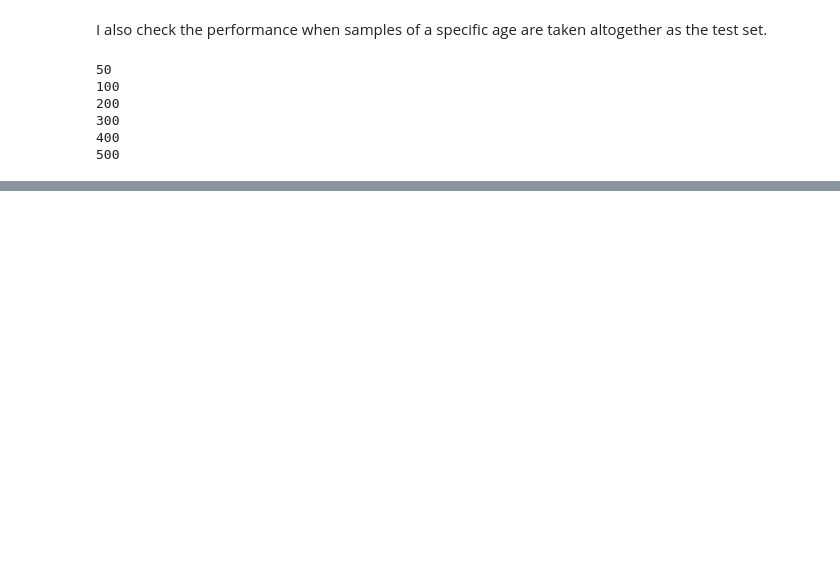
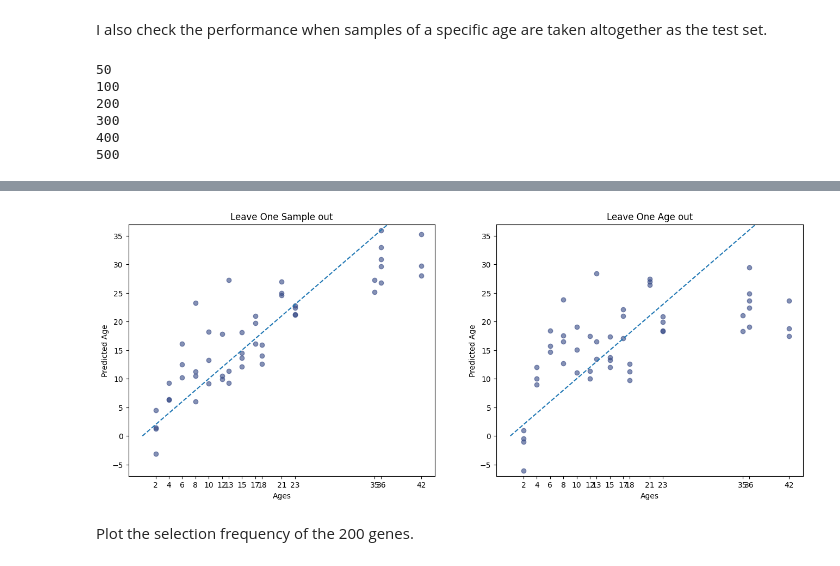
Before and after one commit to mkbwang/planarian-gene-expression, a Jupyter notebook: Elastic_Net.ipynb, the cells around one changed output, grey strips where cells are left out. Saved outputs shown, nothing was run; the diff lists cells and outputs as text; code cells hidden in the pictures; blank space fills up the shorter version.

```diff
--- a/Elastic_Net.ipynb
+++ b/Elastic_Net.ipynb
@@ -146,0 +214,32 @@ with open("linear_model/age_instability.pkl", 'wb') as f:
+# %%
+loso_pred_error, loso_coefficients = enet_fit(X=log_geneexp_mat, Y=ages, nfeature=200, penalty=0.4, detail=True)
+loso_pred = ages.flatten() + loso_pred_error
+
+loao_pred_error, loao_coefficients = enet_fit(X=log_geneexp_mat, Y=ages, nfeature=200, penalty=0.4, folds=age_folds,  detail=True)
+loao_pred = ages.flatten() + loao_pred_error
+# %%
+# plot both loso and loao error
+# add diagonal line
+fig2, ax2 = plt.subplots(figsize=(16, 6), nrows=1, ncols=2)
+
+ax2[0].scatter(ages, loso_pred, color=color_blue, alpha=0.6)
+ax2[0].set_xlabel('Ages')
+ax2[0].set_xticks(np.unique(ages))
+ax2[0].set_ylabel("Predicted Age")
+ax2[0].set_title("Leave One Sample out")
+ax2[0].set_ylim(-7, 37)
+ax2[0].plot([0,37], [0, 37], linestyle='--')
+
+ax2[1].scatter(ages, loao_pred, color=color_blue, alpha=0.6)
+ax2[1].set_xlabel('Ages')
+ax2[1].set_xticks(np.unique(ages))
+ax2[1].set_ylabel("Predicted Age")
+ax2[1].set_title("Leave One Age out")
+ax2[1].set_ylim(-7, 37)
+ax2[1].plot([0,37], [0, 37], linestyle='--')
+
+fig2.savefig("linear_model/fitted_points.png", bbox_inches='tight', dpi=400)
+# %% [output]
+[figure, added]
+# %% [markdown]
+Plot the selection frequency of the 200 genes.
```
Also changed, not shown: parts of 25 cells of this notebook.
